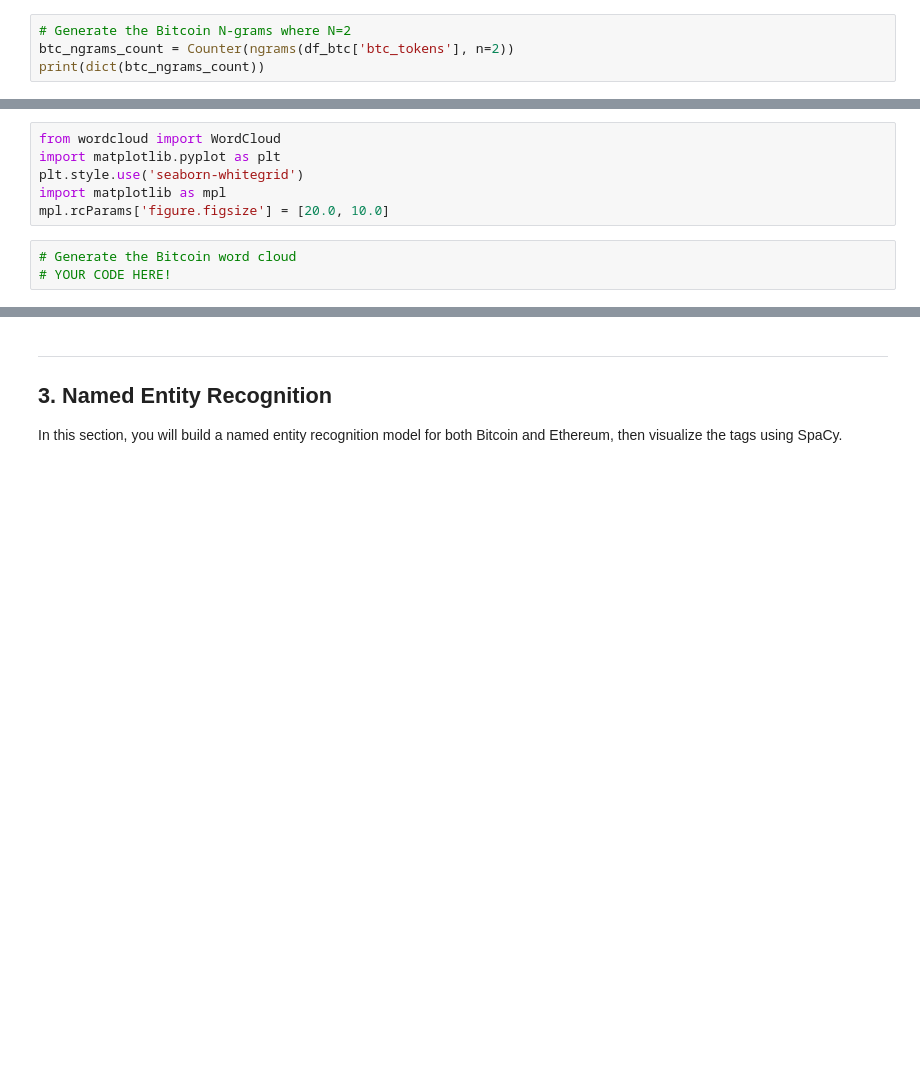
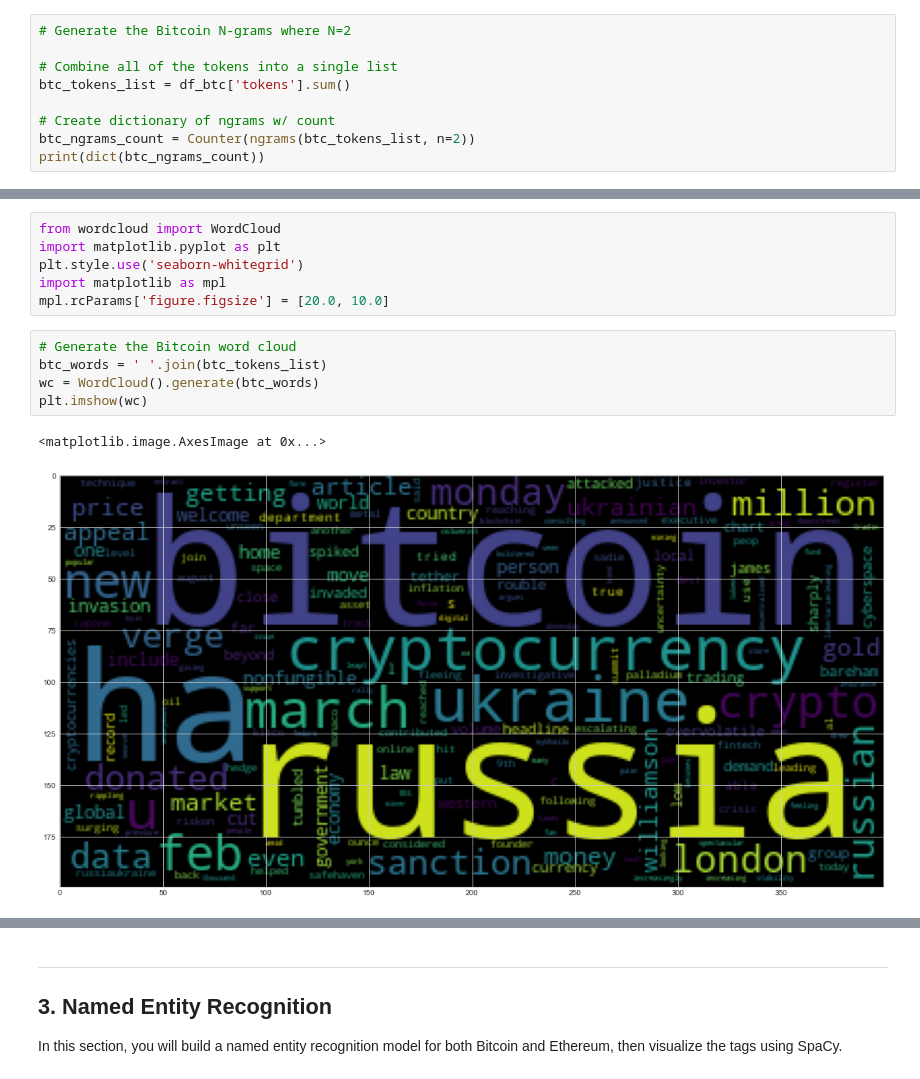
Before and after one commit to jshapiro651/python-homework-12, a Jupyter notebook: App/crypto_sentiment.ipynb, the cells around one changed output, grey strips where cells are left out. Drawn from its saved outputs; the diff is of its cells as text; blank space fills up the shorter version.

Commit message:
Finished ngrams and word cloud

```diff
--- a/App/crypto_sentiment.ipynb
+++ b/App/crypto_sentiment.ipynb
@@ -268,6 +268,11 @@ from collections import Counter
 from nltk import ngrams
 # %%
 # Generate the Bitcoin N-grams where N=2
-btc_ngrams_count = Counter(ngrams(df_btc['btc_tokens'], n=2))
+
+# Combine all of the tokens into a single list
+btc_tokens_list = df_btc['tokens'].sum()
+
+# Create dictionary of ngrams w/ count
+btc_ngrams_count = Counter(ngrams(btc_tokens_list, n=2))
 print(dict(btc_ngrams_count))
 # %% [output]
@@ -300,6 +337,11 @@ import matplotlib as mpl
 mpl.rcParams['figure.figsize'] = [20.0, 10.0]
 # %%
 # Generate the Bitcoin word cloud
-# YOUR CODE HERE!
+btc_words = ' '.join(btc_tokens_list)
+wc = WordCloud().generate(btc_words)
+plt.imshow(wc)
+# %% [output]
+<matplotlib.image.AxesImage at 0x...>
+[figure, added]
 # %%
 # Generate the Ethereum word cloud
```
Also changed, not shown: parts of 14 cells of this notebook.
